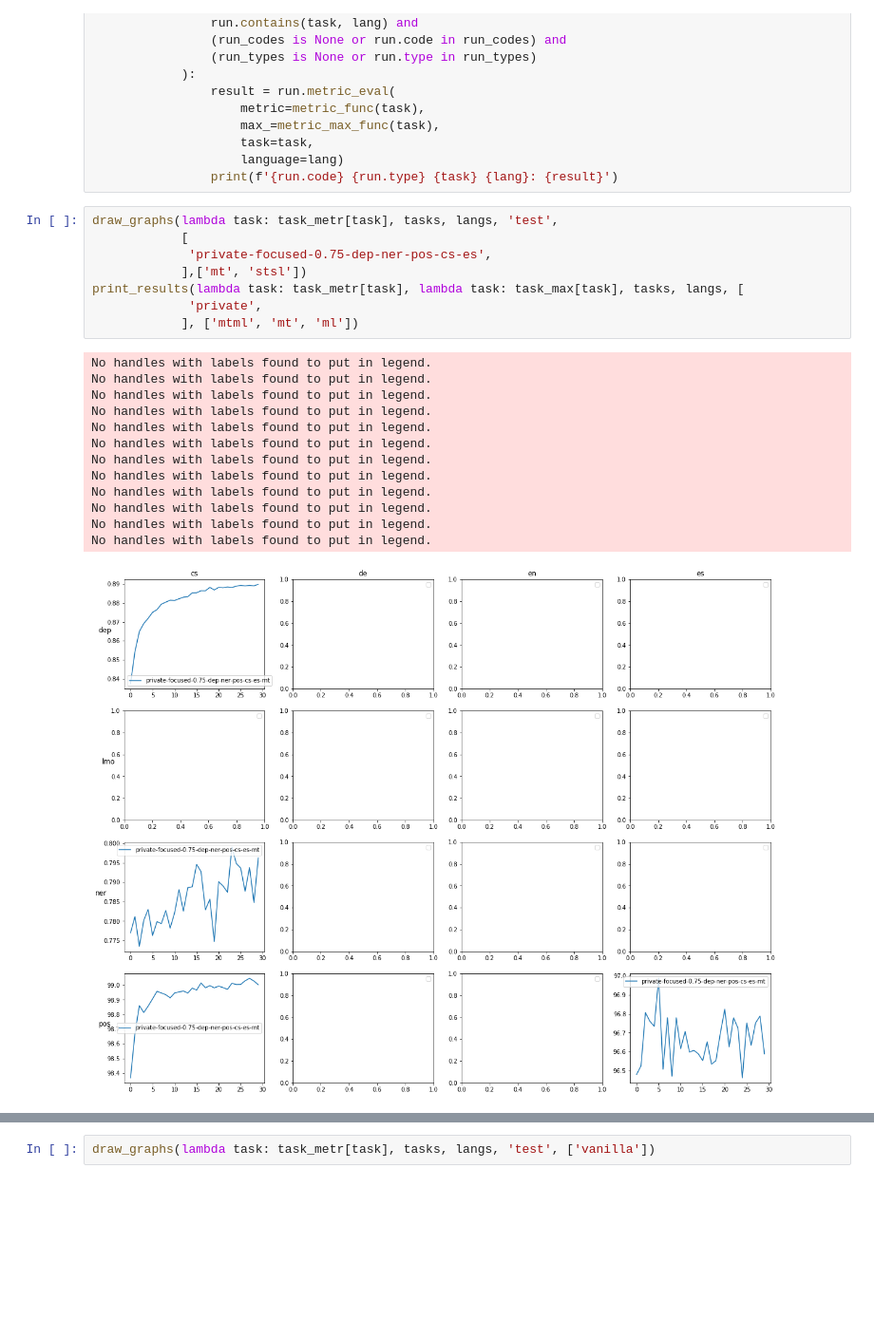
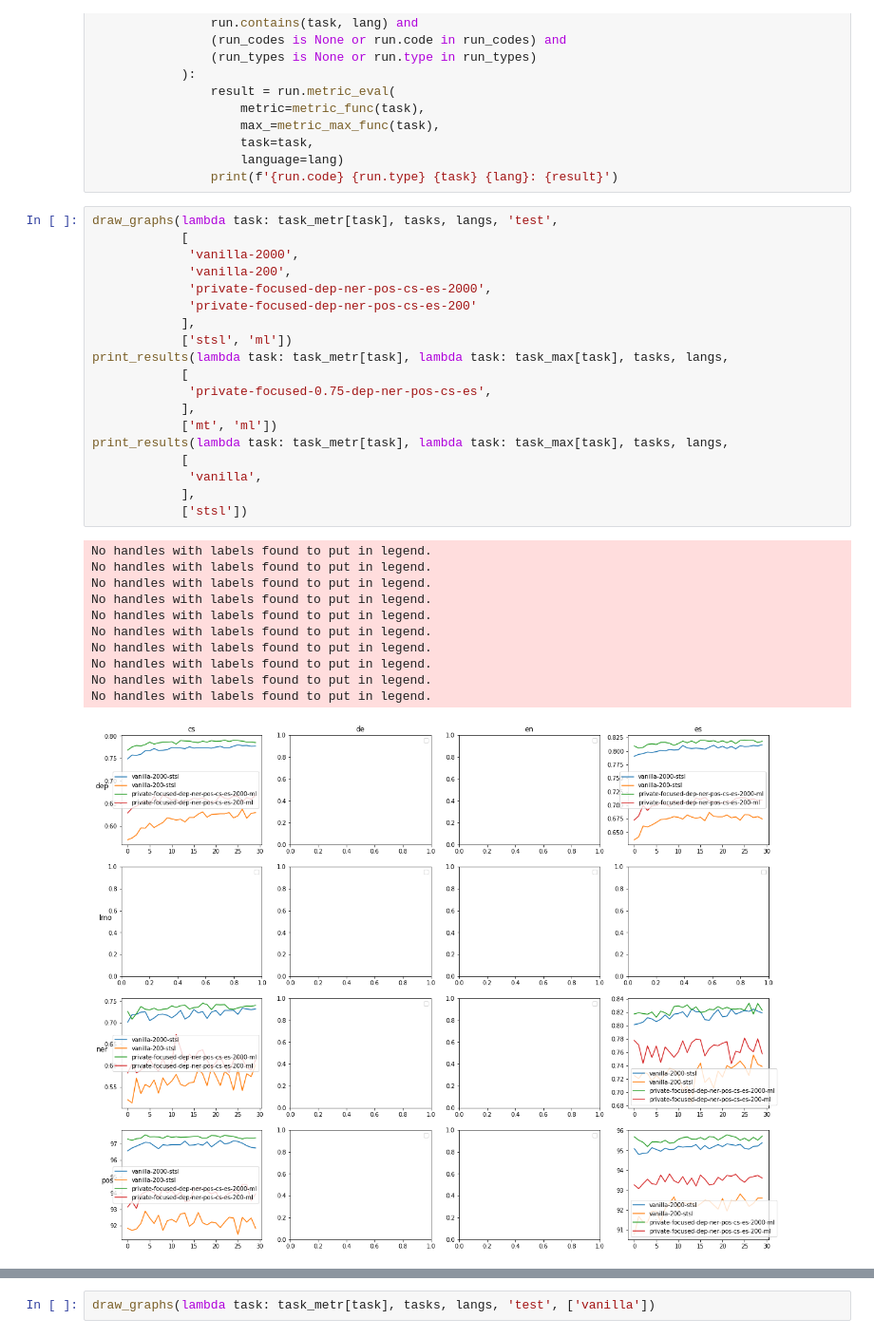
Before and after one commit to matus-pikuliak/crosslingual-parameter-sharing, a Jupyter notebook: results/notebook.ipynb, the cells around one changed output, grey strips where cells are left out. Shown at 95% size. Saved outputs shown, nothing was run; the diff lists cells and outputs as text; blank space fills up the shorter version.

Commit message:
Normalize task probabilities for focused training Additional runs

```diff
--- a/results/notebook.ipynb
+++ b/results/notebook.ipynb
@@ -100,22 +98,31 @@ def print_results(metric_func, metric_max_func, tasks, langs, run_codes=None, ru
 # %%
 draw_graphs(lambda task: task_metr[task], tasks, langs, 'test',
             [
+             'vanilla-2000',
+             'vanilla-200',
+             'private-focused-dep-ner-pos-cs-es-2000',
+             'private-focused-dep-ner-pos-cs-es-200'
+            ],
+            ['stsl', 'ml'])
+print_results(lambda task: task_metr[task], lambda task: task_max[task], tasks, langs,
+            [
              'private-focused-0.75-dep-ner-pos-cs-es',
-            ],['mt', 'stsl'])
-print_results(lambda task: task_metr[task], lambda task: task_max[task], tasks, langs, [
-             'private',
-            ], ['mtml', 'mt', 'ml'])
+            ],
+            ['mt', 'ml'])
+print_results(lambda task: task_metr[task], lambda task: task_max[task], tasks, langs,
+            [
+             'vanilla',
+            ],
+            ['stsl'])
 # %% [output]
 No handles with labels found to put in legend.
 No handles with labels found to put in legend.
 No handles with labels found to put in legend.
 No handles with labels found to put in legend.
 No handles with labels found to put in legend.
 No handles with labels found to put in legend.
 No handles with labels found to put in legend.
 No handles with labels found to put in legend.
 No handles with labels found to put in legend.
 No handles with labels found to put in legend.
-No handles with labels found to put in legend.
-No handles with labels found to put in legend.
-[figure, old version]
+[figure, new version]
```
Also changed, not shown: parts of 2 cells of this notebook, 3 other files.
